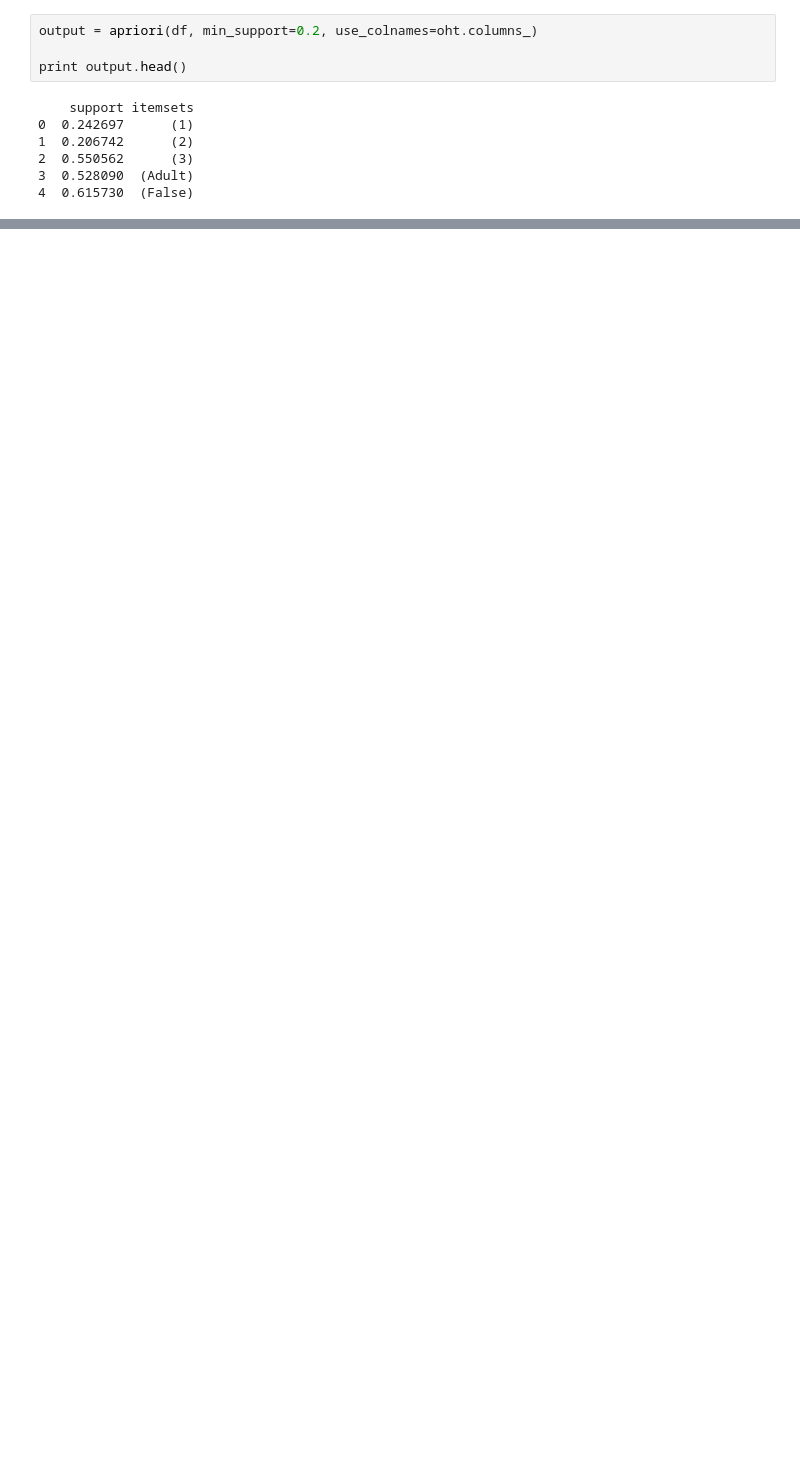
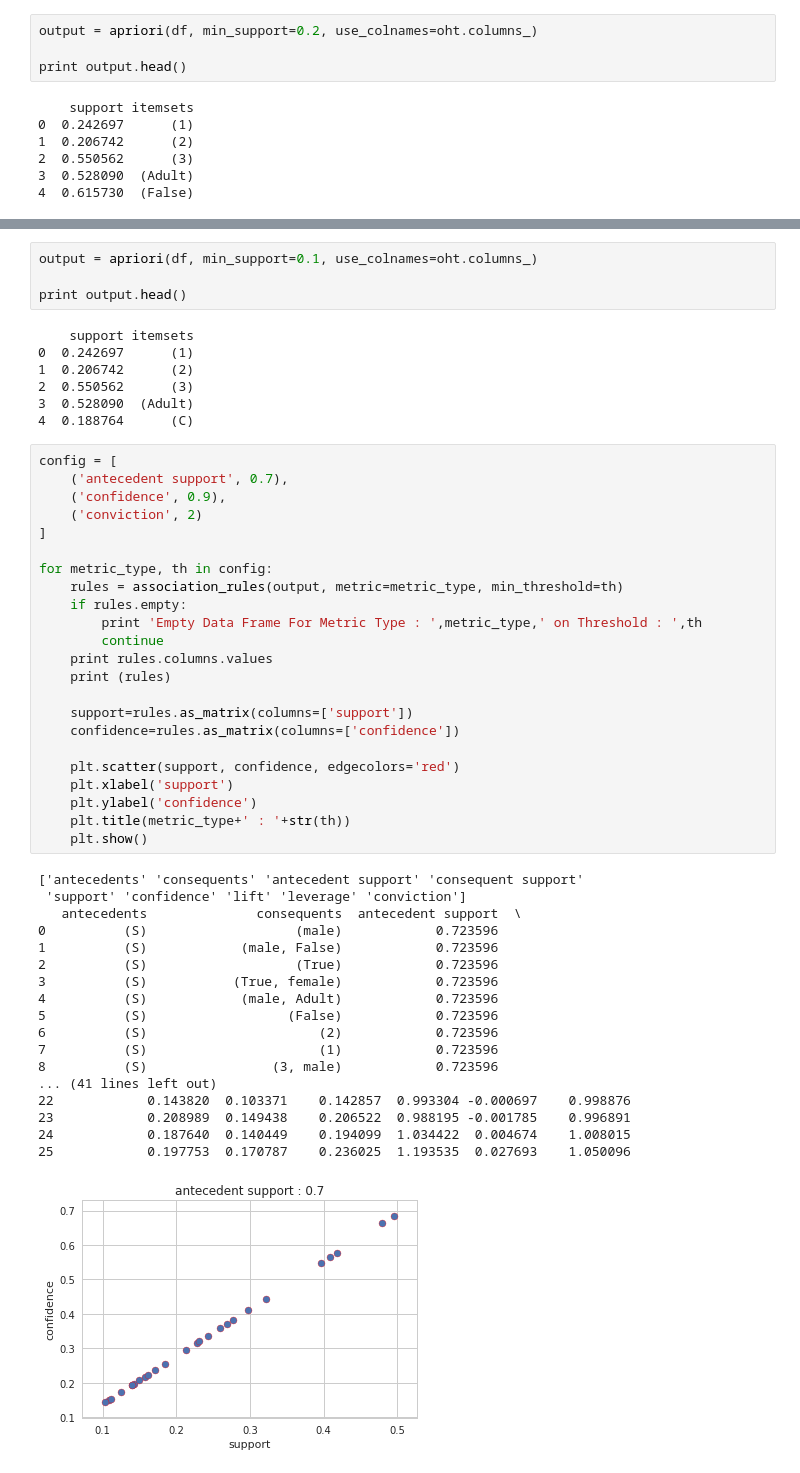
Before and after one commit to bhachauk/Learn_MachineLearning, a Jupyter notebook: 04.Data_Mining/Association_rule_mining/Association_Ruels_Mining_On_Titanic_Dataset.ipynb, the cells around one changed output, grey strips where cells are left out. Drawn from its saved outputs; the diff is of its cells as text; blank space fills up the shorter version.

Commit message:
some metrics added ....

```diff
--- a/04.Data_Mining/Association_rule_mining/Association_Ruels_Mining_On_Titanic_Dataset.ipynb
+++ b/04.Data_Mining/Association_rule_mining/Association_Ruels_Mining_On_Titanic_Dataset.ipynb
@@ -201,0 +230,53 @@ Empty Data Frame For Metric Type :  support  on Threshold :  0.5
+# %%
+output = apriori(df, min_support=0.1, use_colnames=oht.columns_)
+
+print output.head()
+# %% [output]
+    support itemsets
+0  0.242697      (1)
+1  0.206742      (2)
+2  0.550562      (3)
+3  0.528090  (Adult)
+4  0.188764      (C)
+# %%
+config = [
+    ('antecedent support', 0.7),
+    ('confidence', 0.9),
+    ('conviction', 2)
+]
+
+for metric_type, th in config:
+    rules = association_rules(output, metric=metric_type, min_threshold=th)
+    if rules.empty:
+        print 'Empty Data Frame For Metric Type : ',metric_type,' on Threshold : ',th
+        continue
+    print rules.columns.values
+    print (rules)
+
+    support=rules.as_matrix(columns=['support'])
+    confidence=rules.as_matrix(columns=['confidence'])
+
+    plt.scatter(support, confidence, edgecolors='red')
+    plt.xlabel('support')
+    plt.ylabel('confidence')
+    plt.title(metric_type+' : '+str(th))
+    plt.show()
+# %% [output]
+['antecedents' 'consequents' 'antecedent support' 'consequent support'
+ 'support' 'confidence' 'lift' 'leverage' 'conviction']
+   antecedents              consequents  antecedent support  \
+0          (S)                   (male)            0.723596
+1          (S)            (male, False)            0.723596
+2          (S)                   (True)            0.723596
+3          (S)           (True, female)            0.723596
+4          (S)            (male, Adult)            0.723596
+5          (S)                  (False)            0.723596
+6          (S)                      (2)            0.723596
+7          (S)                      (1)            0.723596
+8          (S)                (3, male)            0.723596
+... (41 lines left out)
+22            0.143820  0.103371    0.142857  0.993304 -0.000697    0.998876
+23            0.208989  0.149438    0.206522  0.988195 -0.001785    0.996891
+24            0.187640  0.140449    0.194099  1.034422  0.004674    1.008015
+25            0.197753  0.170787    0.236025  1.193535  0.027693    1.050096
+[figure, added]
```
Also changed, not shown: parts of 8 cells of this notebook, 1 other file.
